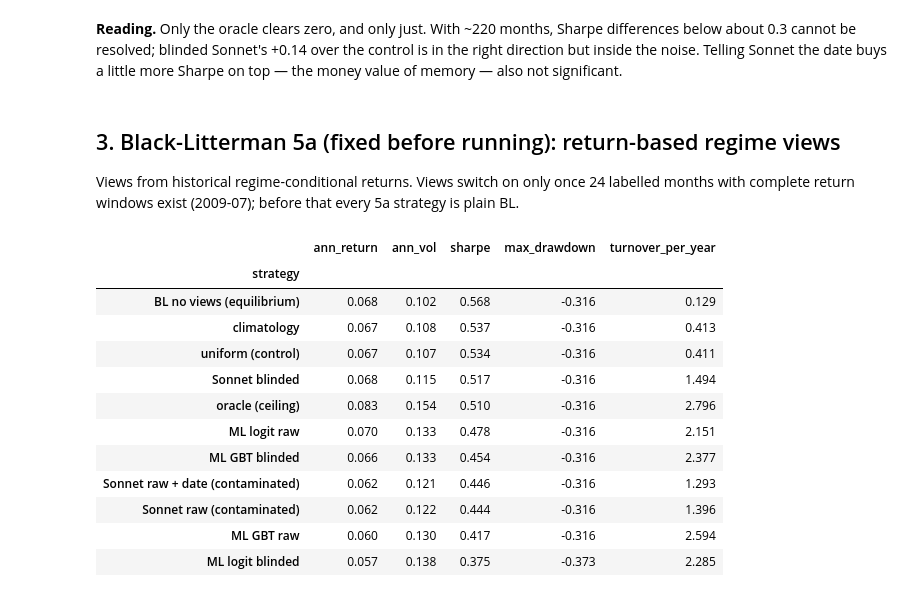
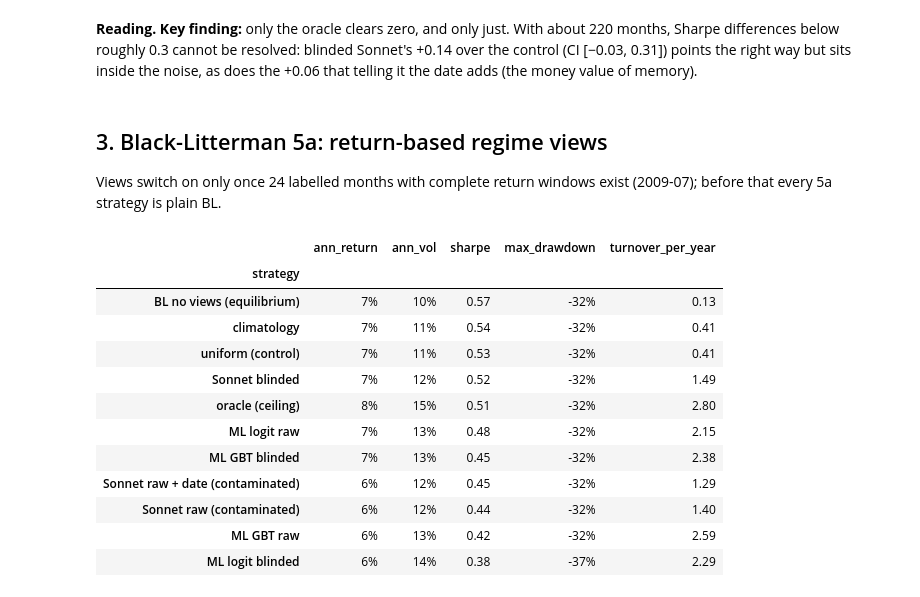
Before and after one commit to FranQuant/llm-regime-allocator, a Jupyter notebook: notebooks/nb03_regimes_to_portfolios.ipynb, the cells around one changed output. Saved outputs shown, nothing was run; the diff lists cells and outputs as text; code cells hidden in the pictures.

```diff
--- a/notebooks/nb03_regimes_to_portfolios.ipynb
+++ b/notebooks/nb03_regimes_to_portfolios.ipynb
@@ -35,11 +38,18 @@ import numpy as np, pandas as pd, matplotlib.pyplot as plt
 from pathlib import Path
 from lra.evaluation import monthly_excess, sharpe_diff_ci
 P5 = Path('../results/phase5')
-C = ['#2a78d6', '#eb6834', '#1baf7a', '#eda100']
+SON = '#2a78d6'                         # Sonnet; GPT #eb6834, Gemini #1baf7a, GLM #eda100 (nb04-nb05); ML and baselines are greys
+GREY = {'uniform': '#0b0b0b', 'climatology': '#b5b4ae', 'ml_logit': '#8a8984', 'ml_gbt': '#b5b4ae'}
 INK, MUTED = '#0b0b0b', '#52514e'
 plt.rcParams.update({'figure.dpi': 110, 'axes.spines.top': False, 'axes.spines.right': False,
                      'axes.grid': True, 'grid.alpha': 0.25, 'lines.linewidth': 2,
                      'axes.edgecolor': MUTED, 'text.color': INK})
+
+def fmt(df, pct=(), d0=(), d1=(), d2=()):
+    """Display only: Sharpe 2 decimals, Brier 3, percentages 0 (stored results are untouched)."""
+    f = {**{c: '{:.0%}' for c in pct}, **{c: '{:.0f}' for c in d0}, **{c: '{:.1f}' for c in d1}, **{c: '{:.2f}' for c in d2}}
+    return df.style.format(f, precision=3, na_rep='–')
+PF = dict(pct=['ann_return', 'ann_vol', 'max_drawdown'], d2=['sharpe', 'turnover_per_year'])
 met = pd.read_csv(P5 / 'metrics.csv')
 daily = pd.read_csv(P5 / 'daily_returns.csv', parse_dates=[0], index_col=0)
 views = pd.read_csv(P5 / 'views.csv', parse_dates=['date'])
@@ -52,10 +62,10 @@ NAMES = {'llm_sonnet_blinded': 'Sonnet blinded', 'llm_sonnet_raw': 'Sonnet raw (
          'climatology': 'climatology', 'uniform': 'uniform (control)', 'oracle': 'oracle (ceiling)'}
 def family(prefix):
     t = head.loc[[f'{prefix}__{k}' for k in NAMES]].rename(index=lambda s: NAMES[s.split('__')[1]])
-    return t[['ann_return', 'ann_vol', 'sharpe', 'max_drawdown', 'turnover_per_year']].round(3)
+    return t[['ann_return', 'ann_vol', 'sharpe', 'max_drawdown', 'turnover_per_year']]
 bench = head.loc[['sixty_forty', 'bl_equilibrium', 'bl_momentum'],
-                 ['ann_return', 'ann_vol', 'sharpe', 'max_drawdown', 'turnover_per_year']].round(3)
-bench
+                 ['ann_return', 'ann_vol', 'sharpe', 'max_drawdown', 'turnover_per_year']]
+fmt(bench, **PF)
 # %% [output]
 |  | ann_return | ann_vol | sharpe | max_drawdown | turnover_per_year |
 | strategy |  |  |  |  |  |
@@ -137,24 +148,24 @@ ci.round(3)
 # %% [markdown]
-**Reading.** Only the oracle clears zero, and only just. With ~220 months, Sharpe differences below about 0.3 cannot be resolved; blinded Sonnet's +0.14 over the control is in the right direction but inside the noise. Telling Sonnet the date buys a little more Sharpe on top — the money value of memory — also not significant.
+**Reading.** **Key finding:** only the oracle clears zero, and only just. With about 220 months, Sharpe differences below roughly 0.3 cannot be resolved: blinded Sonnet's +0.14 over the control (CI [−0.03, 0.31]) points the right way but sits inside the noise, as does the +0.06 that telling it the date adds (the money value of memory).
 # %% [markdown]
-## 3. Black-Litterman 5a (fixed before running): return-based regime views
+## 3. Black-Litterman 5a: return-based regime views
 
-Views from historical regime-conditional returns. Views switch on only once 24 labelled months with complete return windows exist (2009-07); before that every 5a strategy is plain BL.
+Views switch on only once 24 labelled months with complete return windows exist (2009-07); before that every 5a strategy is plain BL.
 # %%
 t = family('bl_regime'); t.loc['BL no views (equilibrium)'] = bench.loc['bl_equilibrium']
-t.sort_values('sharpe', ascending=False)
+fmt(t.sort_values('sharpe', ascending=False), **PF)
 # %% [output]
 |  | ann_return | ann_vol | sharpe | max_drawdown | turnover_per_year |
 | strategy |  |  |  |  |  |
-| BL no views (equilibrium) | 0.068 | 0.102 | 0.568 | -0.316 | 0.129 |
-| climatology | 0.067 | 0.108 | 0.537 | -0.316 | 0.413 |
-| uniform (control) | 0.067 | 0.107 | 0.534 | -0.316 | 0.411 |
-| Sonnet blinded | 0.068 | 0.115 | 0.517 | -0.316 | 1.494 |
-| oracle (ceiling) | 0.083 | 0.154 | 0.510 | -0.316 | 2.796 |
-| ML logit raw | 0.070 | 0.133 | 0.478 | -0.316 | 2.151 |
-| ML GBT blinded | 0.066 | 0.133 | 0.454 | -0.316 | 2.377 |
-| Sonnet raw + date (contaminated) | 0.062 | 0.121 | 0.446 | -0.316 | 1.293 |
-| Sonnet raw (contaminated) | 0.062 | 0.122 | 0.444 | -0.316 | 1.396 |
-| ML GBT raw | 0.060 | 0.130 | 0.417 | -0.316 | 2.594 |
-| ML logit blinded | 0.057 | 0.138 | 0.375 | -0.373 | 2.285 |
+| BL no views (equilibrium) | 7% | 10% | 0.57 | -32% | 0.13 |
+| climatology | 7% | 11% | 0.54 | -32% | 0.41 |
+| uniform (control) | 7% | 11% | 0.53 | -32% | 0.41 |
+| Sonnet blinded | 7% | 12% | 0.52 | -32% | 1.49 |
+| oracle (ceiling) | 8% | 15% | 0.51 | -32% | 2.80 |
+| ML logit raw | 7% | 13% | 0.48 | -32% | 2.15 |
+| ML GBT blinded | 7% | 13% | 0.45 | -32% | 2.38 |
+| Sonnet raw + date (contaminated) | 6% | 12% | 0.45 | -32% | 1.29 |
+| Sonnet raw (contaminated) | 6% | 12% | 0.44 | -32% | 1.40 |
+| ML GBT raw | 6% | 13% | 0.42 | -32% | 2.59 |
+| ML logit blinded | 6% | 14% | 0.38 | -37% | 2.29 |
 # %% [markdown]
```
Also changed, not shown: parts of 18 cells of this notebook, 9 other files.
